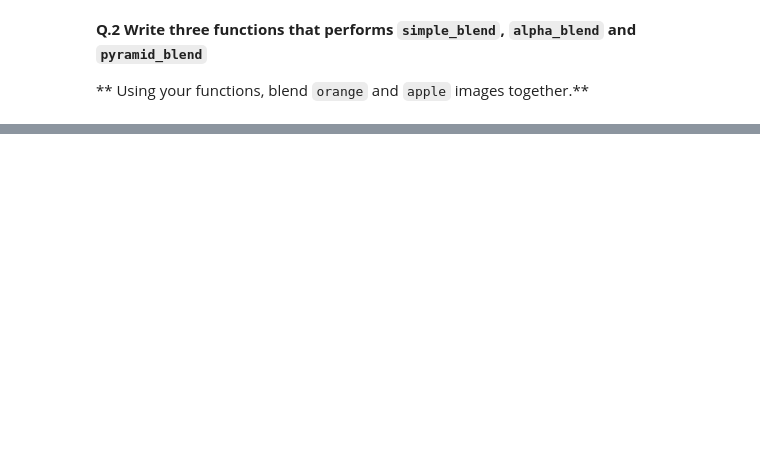
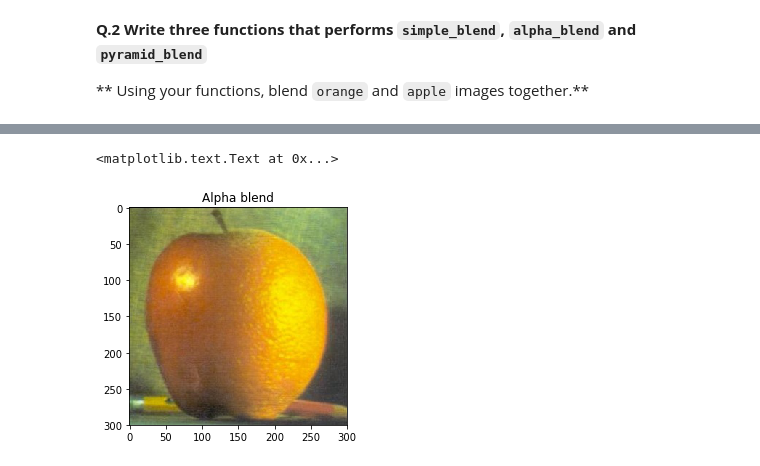
Before and after one commit to OlehKSS/B31XB-IIP-TP-1718, a Jupyter notebook: 3-interpolation-blending/3-interpolation-blending.ipynb, the cells around one changed output, grey strips where cells are left out. Saved outputs shown, nothing was run; the diff lists cells and outputs as text; code cells hidden in the pictures; blank space fills up the shorter version.

```diff
--- a/3-interpolation-blending/3-interpolation-blending.ipynb
+++ b/3-interpolation-blending/3-interpolation-blending.ipynb
@@ -119,0 +113,29 @@ print(pyr_lapl_apple)
+# %%
+def alpha_blend(img1, img2, window = 0):
+    shape1 = img1.shape
+    shape2 = img2.shape
+
+    img_out = np.array(img1)
+
+    if (shape1 == shape2):
+        for i in range(0, shape1[0]):
+            #we should add window transition function, you implementes alpha incorrectly, should be 50:50
+            trans_coord = round(0.5* shape1[1])
+
+            for j in range(trans_coord - window//2, trans_coord + window//2):
+                img_out[i, j] = ((- j + trans_coord + window//2)/ window) * img1[i, j, :] +\
+                ((j - trans_coord + window//2)/ window)*img2[i, j, :]
+
+            for j in range(trans_coord + window//2, shape1[1]):
+                img_out[i, j] = img2[i, j, :]
+    else:
+        raise('Not implemented')
+
+    return img_out
+
+blend_s = alpha_blend(img_apl, img_org, window = 100)
+plt.imshow(blend_s)
+plt.title('Alpha blend')
+# %% [output]
+<matplotlib.text.Text at 0x...>
+[figure, added]
```
Also changed, not shown: parts of 7 cells of this notebook.
